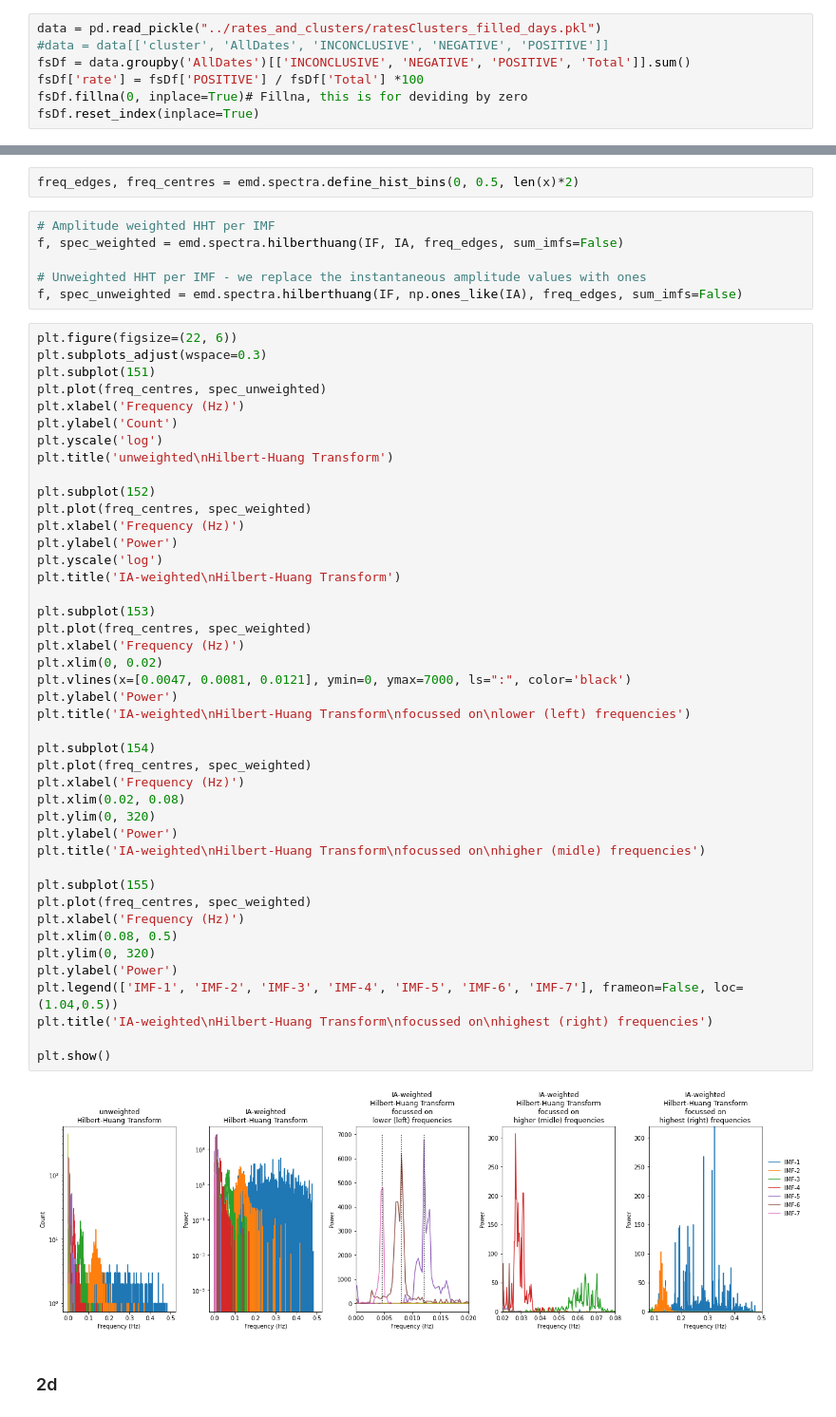
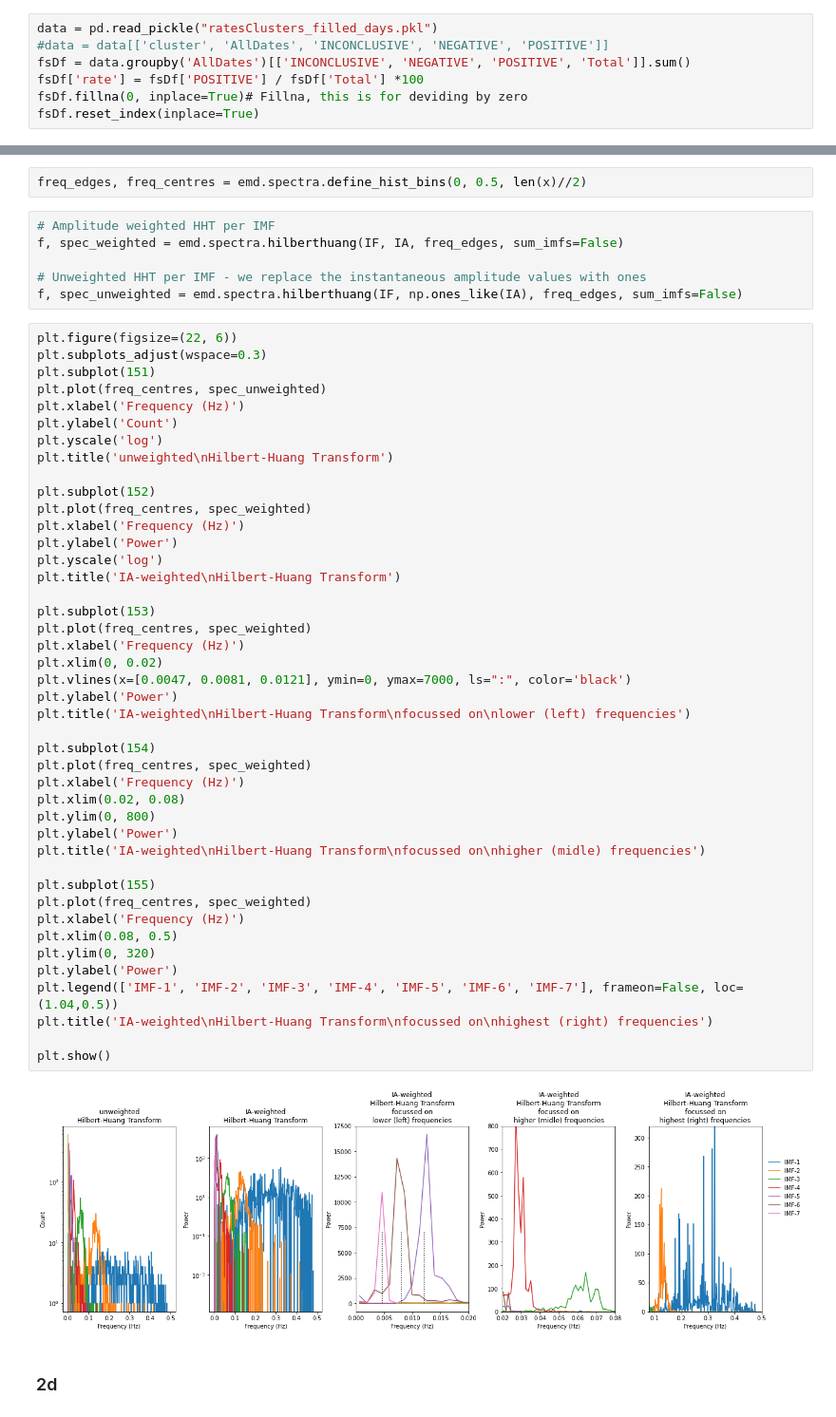
Before and after one commit to ArmandBester/waves, a Jupyter notebook: EMD.ipynb, the cells around one changed output, grey strips where cells are left out. Shown at 95% size. Saved outputs shown, nothing was run; the diff lists cells and outputs as text.

```diff
--- a/EMD.ipynb
+++ b/EMD.ipynb
@@ -17,7 +17,7 @@ https://www.youtube.com/watch?v=cJXRFZhHcrI
 # %% [markdown]
 ### Load the data and plot the total tested and rate data
 # %%
-data = pd.read_pickle("../rates_and_clusters/ratesClusters_filled_days.pkl")
+data = pd.read_pickle("ratesClusters_filled_days.pkl")
 #data = data[['cluster', 'AllDates', 'INCONCLUSIVE', 'NEGATIVE', 'POSITIVE']]
 fsDf = data.groupby('AllDates')[['INCONCLUSIVE', 'NEGATIVE', 'POSITIVE', 'Total']].sum()
 fsDf['rate'] = fsDf['POSITIVE'] / fsDf['Total'] *100
@@ -108,5 +108,5 @@ plt.show()
 # %%
-freq_edges, freq_centres = emd.spectra.define_hist_bins(0, 0.5, len(x)*2)
+freq_edges, freq_centres = emd.spectra.define_hist_bins(0, 0.5, len(x)//2)
 # %%
 # Amplitude weighted HHT per IMF
 f, spec_weighted = emd.spectra.hilberthuang(IF, IA, freq_edges, sum_imfs=False)
@@ -129,35 +129,35 @@ plt.xlabel('Frequency (Hz)')
 plt.ylabel('Power')
 plt.yscale('log')
 plt.title('IA-weighted\nHilbert-Huang Transform')
 
 plt.subplot(153)
 plt.plot(freq_centres, spec_weighted)
 plt.xlabel('Frequency (Hz)')
 plt.xlim(0, 0.02)
 plt.vlines(x=[0.0047, 0.0081, 0.0121], ymin=0, ymax=7000, ls=":", color='black')
 plt.ylabel('Power')
 plt.title('IA-weighted\nHilbert-Huang Transform\nfocussed on\nlower (left) frequencies')
 
 plt.subplot(154)
 plt.plot(freq_centres, spec_weighted)
 plt.xlabel('Frequency (Hz)')
 plt.xlim(0.02, 0.08)
-plt.ylim(0, 320)
+plt.ylim(0, 800)
 plt.ylabel('Power')
 plt.title('IA-weighted\nHilbert-Huang Transform\nfocussed on\nhigher (midle) frequencies')
 
 plt.subplot(155)
 plt.plot(freq_centres, spec_weighted)
 plt.xlabel('Frequency (Hz)')
 plt.xlim(0.08, 0.5)
 plt.ylim(0, 320)
 plt.ylabel('Power')
 plt.legend(['IMF-1', 'IMF-2', 'IMF-3', 'IMF-4', 'IMF-5', 'IMF-6', 'IMF-7'], frameon=False, loc=(1.04,0.5))
 plt.title('IA-weighted\nHilbert-Huang Transform\nfocussed on\nhighest (right) frequencies')
 
 plt.show()
 # %% [output]
-[figure, old version]
+[figure, new version]
 # %% [markdown]
 ### 2d
 # %% [markdown]
```
Also changed, not shown: parts of 5 cells of this notebook, 6 other files.
